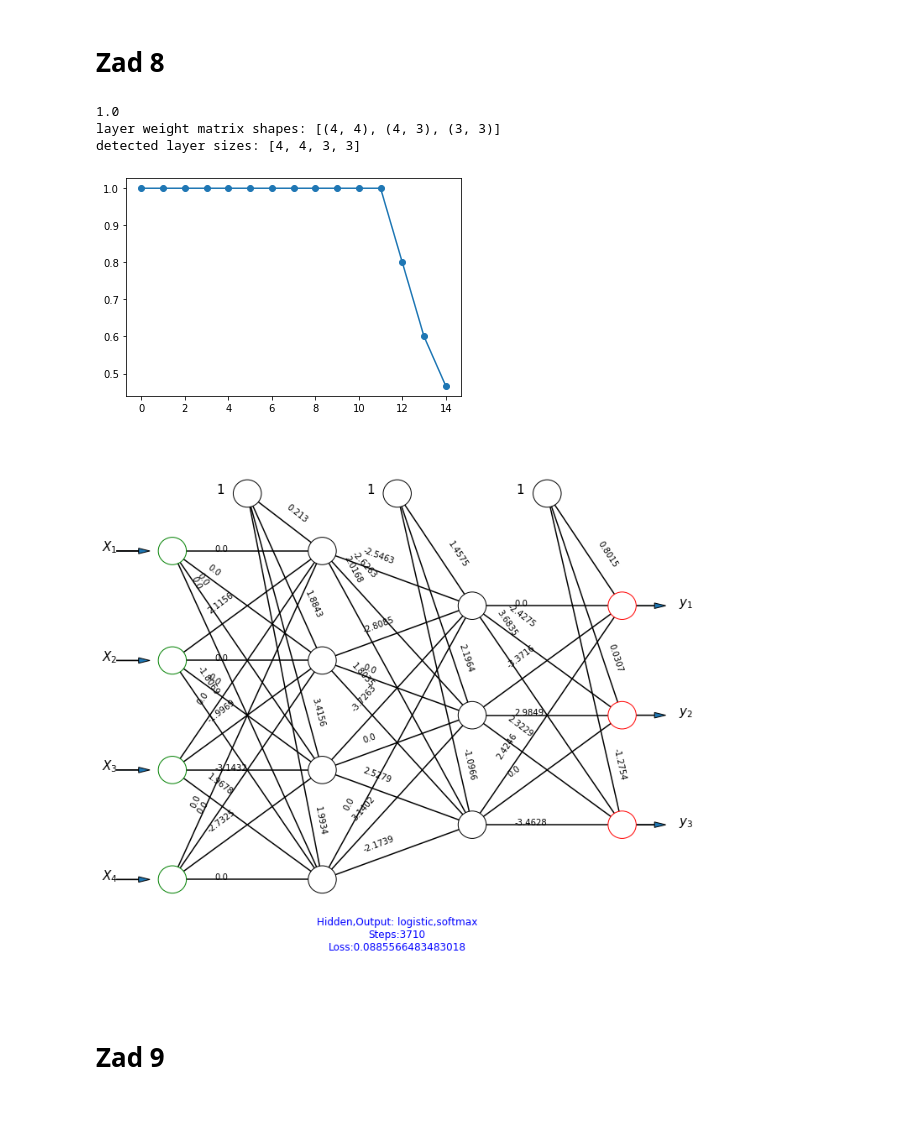
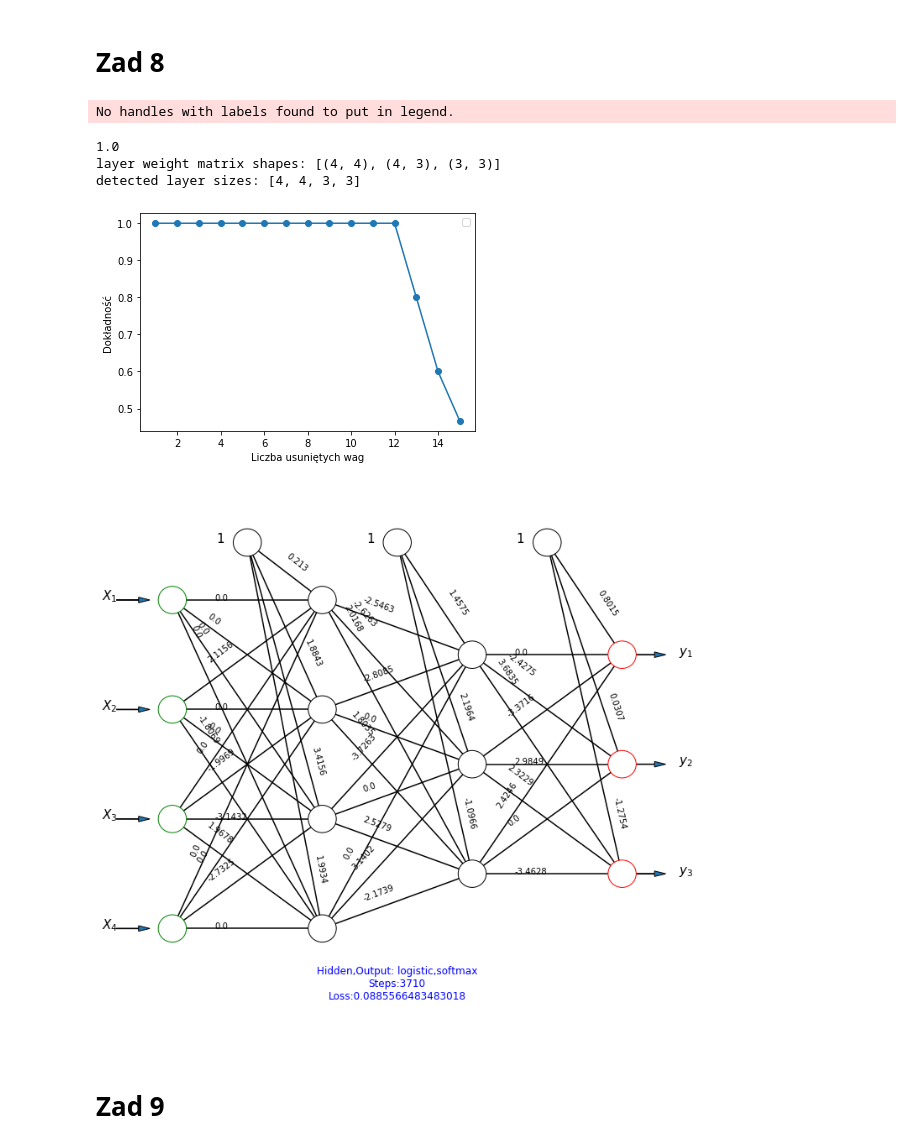
Before and after one commit to TheCommonCold/UM-lab-7-8, a Jupyter notebook: UM-lab8.ipynb, the cells around one changed output. Drawn from its saved outputs; the diff is of its cells as text; code cells hidden in the pictures; blank space fills up the shorter version.

```diff
--- a/UM-lab8.ipynb
+++ b/UM-lab8.ipynb
@@ -116,38 +121,44 @@ clf.fit(X_train, y_train)
 
 print(clf.score(X_test,y_test))
 
 def get_flat_w(clf):
     all_w = []
     clf.coefs_[0].flatten()
     return np.concatenate((clf.coefs_[0].flatten(),clf.coefs_[1].flatten(),clf.coefs_[2].flatten()))
 
 all_w = get_flat_w(clf)
 all_w_sorted = np.sort(np.abs(all_w))
 temp = all_w_sorted[0]
 
 acc = []
 licz = []
 for j in range(15):
     temp = all_w_sorted[j]
     for i in range(3):
         clf.coefs_[i][(np.where(np.abs(clf.coefs_[i]) == temp))]=0
         if np.where(np.abs(clf.coefs_[i]) == temp)[0]:
             break;
-    licz.append(j)
+    licz.append(j+1)
     acc.append(clf.score(X_test,y_test))
 
 
 fig = plt.figure()
 ax = fig.add_subplot(111)
 ax.plot(licz, acc, marker='o')
+ax.set_xlabel('Liczba usuniętych wag')
+ax.set_ylabel('Dokładność')
+
+ax.legend()
+plt.savefig("Fig.8.png")
 plt.plot()
 
 draw_nn(clf)
 # %% [output]
-1.0
-layer weight matrix shapes: [(4, 4), (4, 3), (3, 3)]
-detected layer sizes: [4, 4, 3, 3]
+No handles with labels found to put in legend.
+1.0
+layer weight matrix shapes: [(4, 4), (4, 3), (3, 3)]
+detected layer sizes: [4, 4, 3, 3]
-[figure, old version]
+[figure, new version]
 [figure]
 # %% [markdown]
 # Zad 9
```
Also changed, not shown: parts of 3 cells of this notebook, 4 other files.
